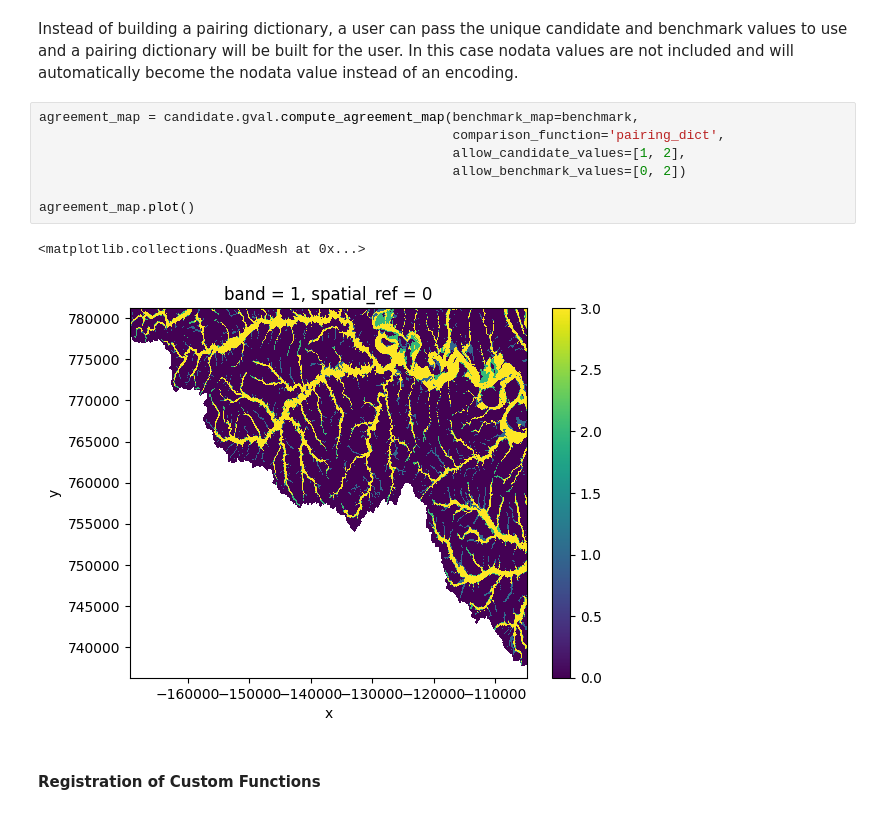
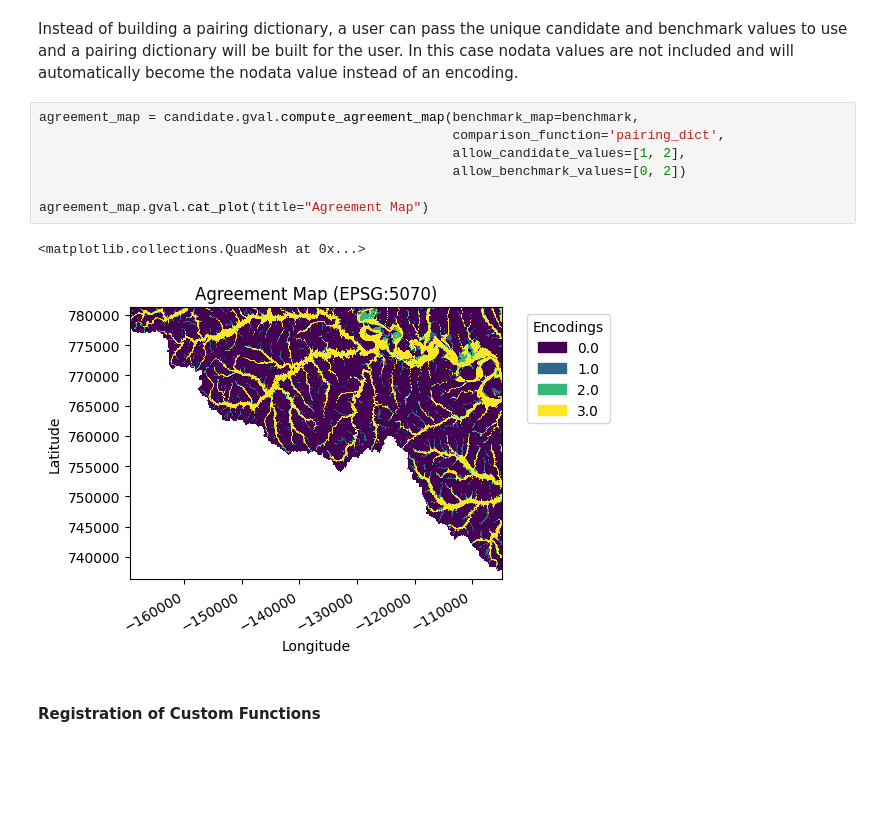
Before and after one commit to NOAA-OWP/gval, a Jupyter notebook: notebooks/Tutorial.ipynb, the cells around one changed output. Saved outputs shown, nothing was run; the diff lists cells and outputs as text; blank space fills up the shorter version.

```diff
--- a/notebooks/Tutorial.ipynb
+++ b/notebooks/Tutorial.ipynb
@@ -132,13 +134,13 @@ Instead of building a pairing dictionary, a user can pass the unique candidate a
 # %%
 agreement_map = candidate.gval.compute_agreement_map(benchmark_map=benchmark,
                                                      comparison_function='pairing_dict',
                                                      allow_candidate_values=[1, 2],
                                                      allow_benchmark_values=[0, 2])
 
-agreement_map.plot()
+agreement_map.gval.cat_plot(title="Agreement Map")
 # %% [output]
 <matplotlib.collections.QuadMesh at 0x...>
-[figure, old version]
+[figure, new version]
 # %% [markdown]
 #### Registration of Custom Functions
 # %% [markdown]
```
Also changed, not shown: parts of 5 cells of this notebook, 1 other file.
